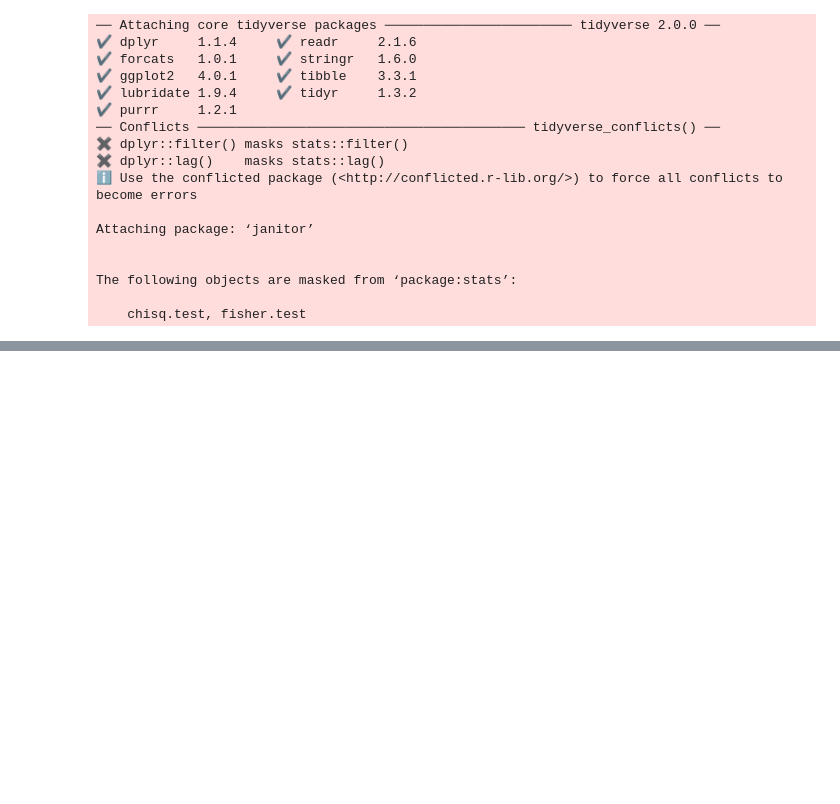
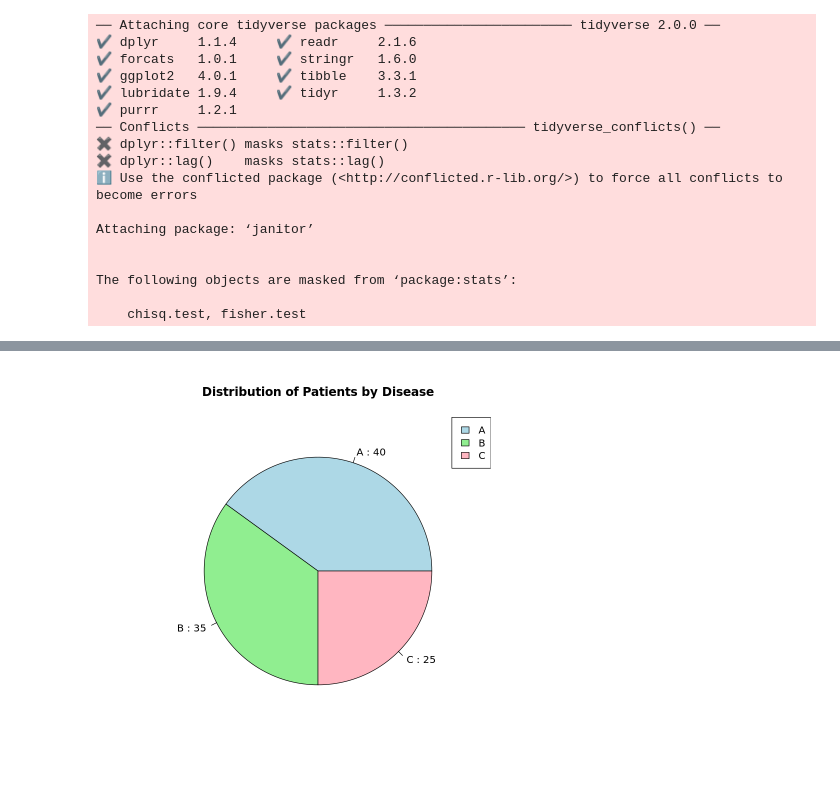
Before and after one commit to Blake-Wei/hi5304-assignment3, a Jupyter notebook: learning/learningR.ipynb, the cells around one changed output, grey strips where cells are left out. Cells and saved outputs as stored; diff of their text form; code cells hidden in the pictures; blank space fills up the shorter version.

```diff
--- a/learning/learningR.ipynb
+++ b/learning/learningR.ipynb
@@ -98,0 +751,17 @@ The following objects are masked from ‘package:stats’:
+# %%
+# Step 1: Prepare the Data
+data <- data.frame(
+  Disease = c("A", "B", "C"),
+  NumberOfPatients = c(40, 35, 25)
+)
+
+# Step 2: Create the Pie Chart
+pie(data$NumberOfPatients,
+    labels = paste(data$Disease, ":", data$NumberOfPatients),
+    main = "Distribution of Patients by Disease",
+    col = c("lightblue", "lightgreen", "lightpink"))
+
+# Customize the appearance
+legend("topright", legend = data$Disease, fill = c("lightblue", "lightgreen", "lightpink"))
+# %% [output]
+[figure, added]
```
Also changed, not shown: parts of 35 cells of this notebook.
